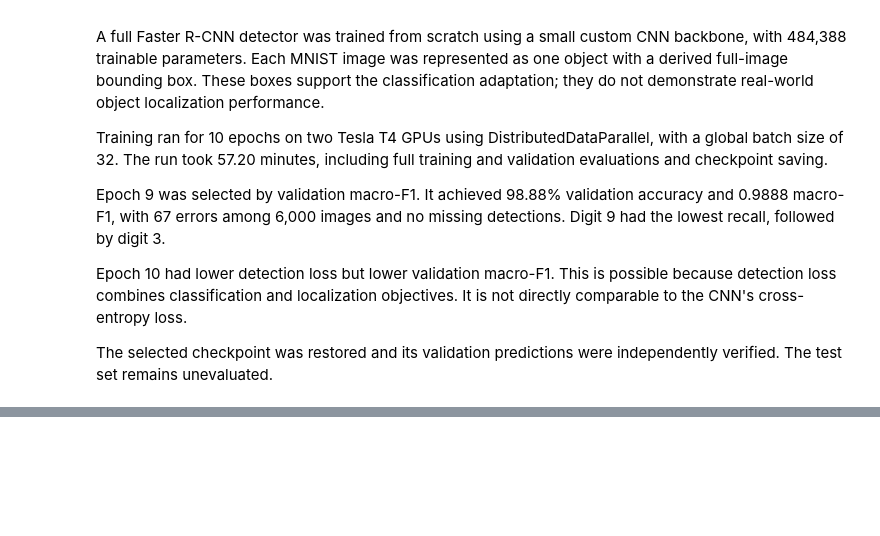
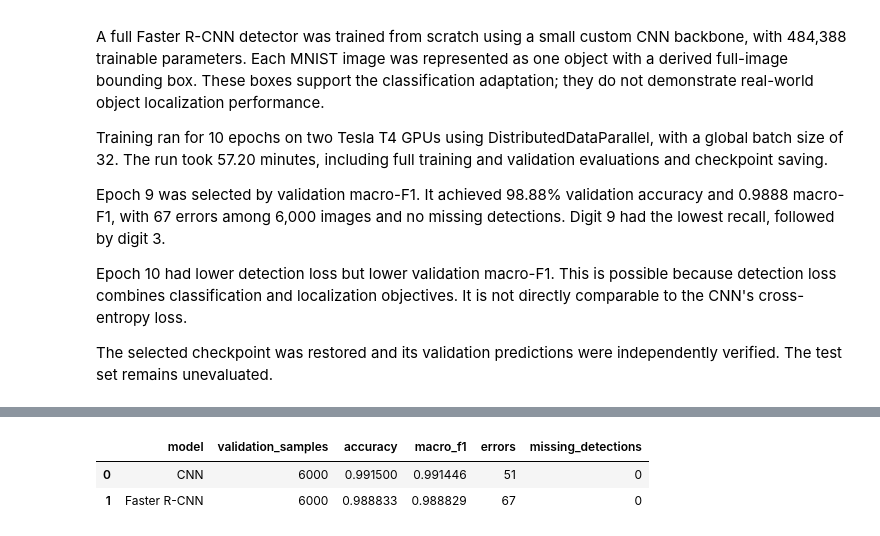
Before and after one commit to soulaimane-22/Deep-Learning-Lab2, a Jupyter notebook: notebooks/02_faster_rcnn_mnist.ipynb, the cells around one changed output, grey strips where cells are left out. Cells and saved outputs as stored; diff of their text form; code cells hidden in the pictures; blank space fills up the shorter version.

```diff
--- a/notebooks/02_faster_rcnn_mnist.ipynb
+++ b/notebooks/02_faster_rcnn_mnist.ipynb
@@ -2127,0 +2215,90 @@ independently verified. The test set remains unevaluated.
+# %%
+from sklearn.metrics import accuracy_score, f1_score
+
+required_columns = ["source_index", "true_digit", "predicted_digit"]
+
+for name, frame in [
+    ("CNN", cnn_comparison_predictions),
+    ("Faster R-CNN", rcnn_comparison_predictions),
+]:
+    assert set(required_columns).issubset(frame.columns)
+    assert len(frame) == 6000
+    assert not frame["source_index"].duplicated().any()
+    assert not frame[required_columns].isna().any().any()
+    assert frame["true_digit"].isin(range(10)).all()
+    assert frame["predicted_digit"].isin([-1, *range(10)]).all()
+
+assert set(cnn_comparison_predictions["source_index"]) == set(
+    rcnn_comparison_predictions["source_index"]
+)
+
+aligned_predictions = cnn_comparison_predictions[
+    required_columns
+].merge(
+    rcnn_comparison_predictions[required_columns],
+    on="source_index",
+    how="inner",
+    suffixes=("_cnn", "_rcnn"),
+    validate="one_to_one",
+).sort_values("source_index").reset_index(drop=True)
+
+assert len(aligned_predictions) == 6000
+assert np.array_equal(
+    aligned_predictions["true_digit_cnn"],
+    aligned_predictions["true_digit_rcnn"],
+)
+
+rcnn_validation_rows = rcnn_comparison_metrics.loc[
+    rcnn_comparison_metrics["split"] == "validation"
+]
+assert len(rcnn_validation_rows) == 1
+rcnn_validation_record = rcnn_validation_rows.iloc[0]
+
+verification_rows = []
+
+for name, prediction_column, expected in [
+    (
+        "CNN",
+        "predicted_digit_cnn",
+        cnn_comparison_config["validation_metrics"],
+    ),
+    (
+        "Faster R-CNN",
+        "predicted_digit_rcnn",
+        rcnn_validation_record,
+    ),
+]:
+    y_true = aligned_predictions["true_digit_cnn"]
+    y_pred = aligned_predictions[prediction_column]
+
+    accuracy = accuracy_score(y_true, y_pred)
+    macro_f1 = f1_score(
+        y_true,
+        y_pred,
+        labels=np.arange(10),
+        average="macro",
+        zero_division=0,
+    )
+
+    assert np.isclose(accuracy, float(expected["accuracy"]), atol=1e-10, rtol=0)
+    assert np.isclose(macro_f1, float(expected["macro_f1"]), atol=1e-10, rtol=0)
+
+    verification_rows.append({
+        "model": name,
+        "validation_samples": len(y_true),
+        "accuracy": accuracy,
+        "macro_f1": macro_f1,
+        "errors": int((y_true != y_pred).sum()),
+        "missing_detections": int((y_pred == -1).sum()),
+    })
+
+comparison_verified_metrics = pd.DataFrame(verification_rows)
+display(comparison_verified_metrics.round(6))
+
+print("PASS: identical validation image IDs and labels.")
+print("PASS: recomputed metrics match both saved experiments.")
+print("Test set remains unevaluated.")
+# %% [output]
+|  | model | validation_samples | accuracy | macro_f1 | errors | missing_detections |
+| 0 | CNN | 6000 | 0.991500 | 0.991446 | 51 | 0 |
+| 1 | Faster R-CNN | 6000 | 0.988833 | 0.988829 | 67 | 0 |
```
Also changed, not shown: parts of 6 cells of this notebook, 2 other files.
